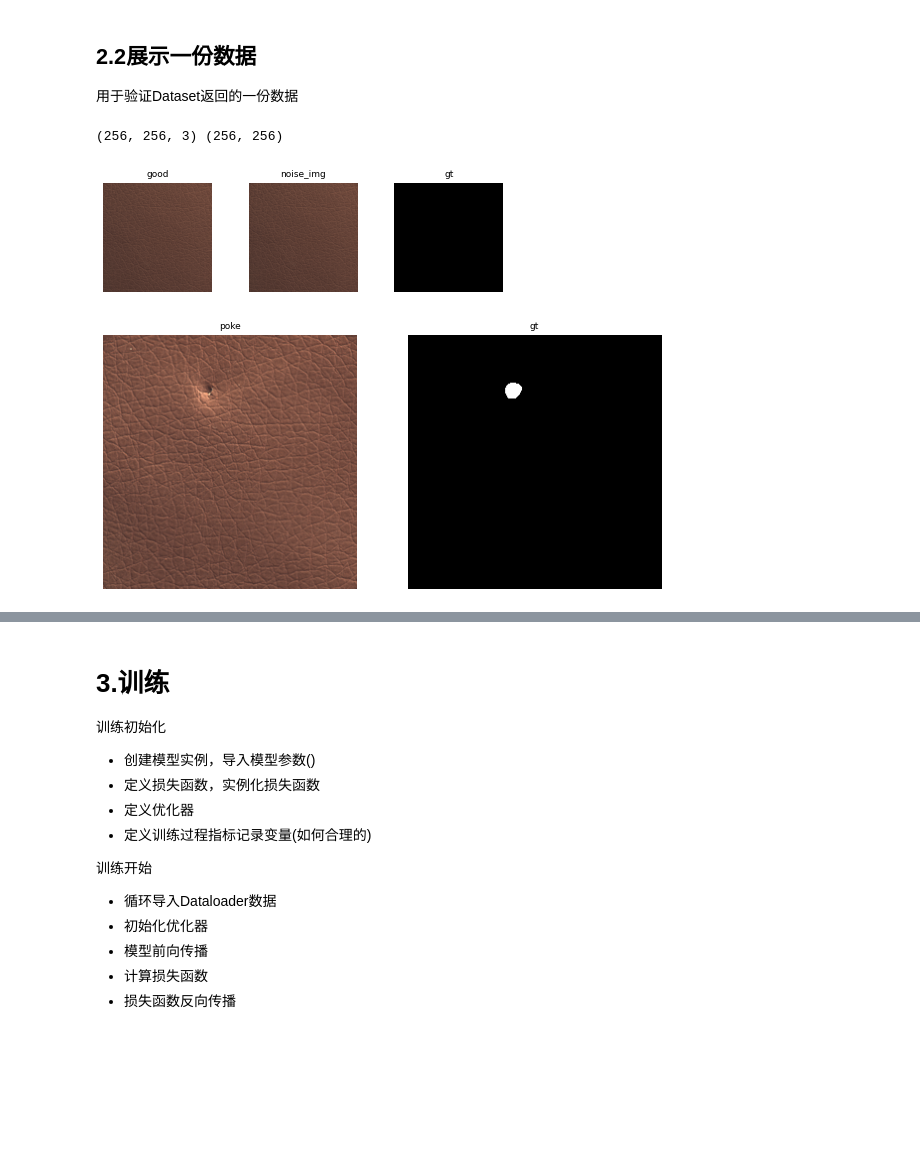
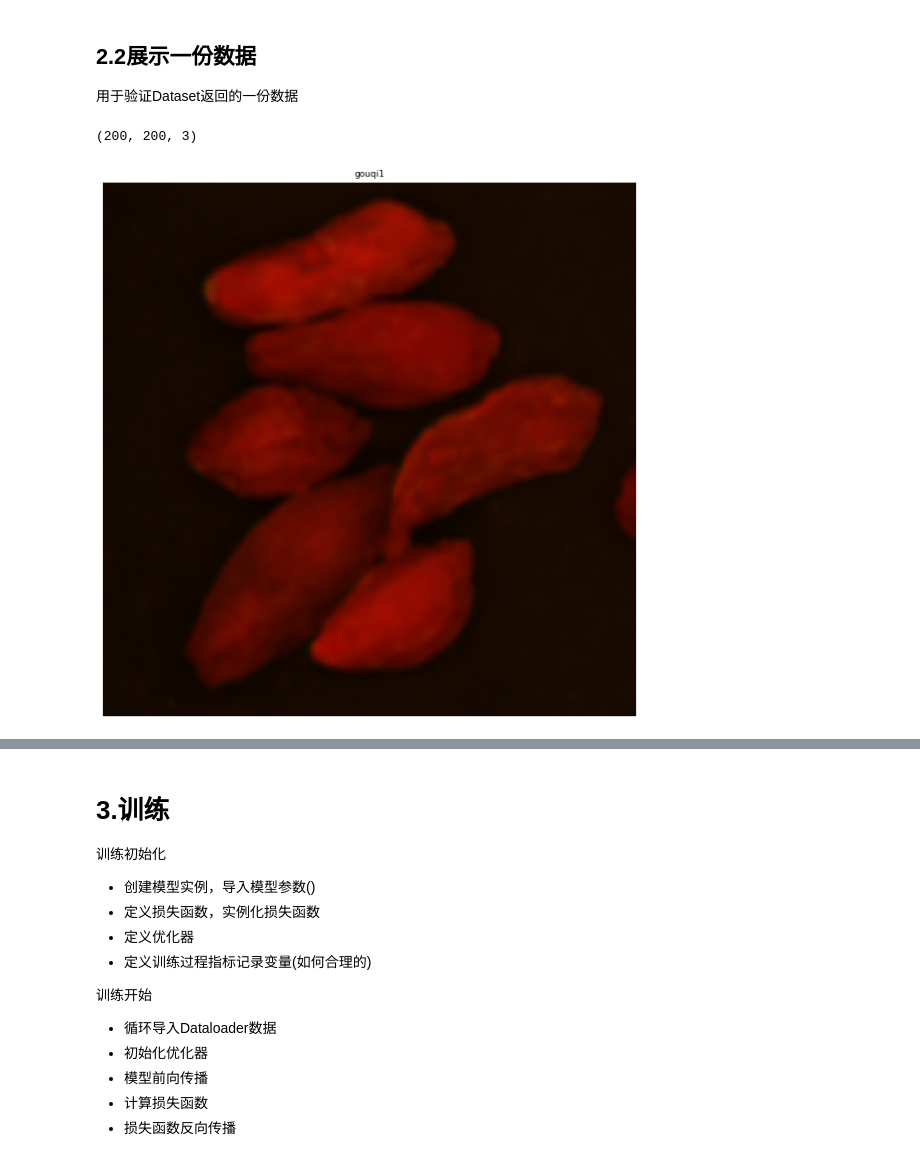
Before and after one commit to BirdFrozen/HSI_CLS, a Jupyter notebook: train_AE.ipynb, the cells around one changed output, grey strips where cells are left out. Saved outputs shown, nothing was run; the diff lists cells and outputs as text; code cells hidden in the pictures; blank space fills up the shorter version.

Commit message:
update Dataset

```diff
--- a/train_AE.ipynb
+++ b/train_AE.ipynb
@@ -272,33 +198,51 @@ test_dataloader = DataLoader(test_dataset, batch_size=1, shuffle=True, num_worke
+# %%
+# 获取训练集图像
+from tkinter import Label
+
+
+TrainImageRoot = config.TrainImageRoot
+TrainDatPath = []
+TrainHdrPath = []
+label = []
+for root, dirs, files in os.walk(TrainImageRoot):
+    for file in files:
+        if file.split('.')[-1] == 'hdr' :
+            TrainHdrPath.append(os.path.join(root, file))
+        elif file.split('.')[-1] == 'dat' :
+            TrainDatPath.append(os.path.join(root, file))
+
+
+TrainHdrPath.sort()
+TrainDatPath.sort()
+
+# 根据文件地址创建label
+for i in TrainHdrPath :
+    if i.split(config.SPLIT_SIGN)[-2] == 'danggui1' :
+        label.append(0)
+    if i.split(config.SPLIT_SIGN)[-2] == 'danggui2' :
+        label.append(1)
+
+train_dataset = TrainDataset(TrainDatPath,TrainHdrPath,label,config.IMG_WIDTH, config.IMG_HIGHT)
+
+
+# 利用DataLoader生成一个分batch获取数据的可迭代对象
+train_dataloader = DataLoader(train_dataset, batch_size=1, shuffle=True, num_workers=0)
 # %% [markdown]
 ## 2.2展示一份数据
 用于验证Dataset返回的一份数据
-# %%
-import random
-import visualize
-
-# Load and display random samples
-image_id = random.randint(0,len(train_dataset)-1)
-image_name = train_dataset.get_class(image_id)
-img,noise_img,noise_gt,gt = train_dataset[image_id]
-# gt = torch.mul(img,gt)
-img = img.numpy().transpose(1,2,0)
-noise_img = noise_img.numpy().transpose(1,2,0)
-noise_gt = noise_gt.numpy().transpose(1,2,0)
-gt = gt.numpy()#.transpose(1,2,0)
-gt = gt.squeeze()
-print(img.shape,gt.shape)
-
-visualize.display_images([img,noise_img,gt],cols = 4,titles = [image_name,'noise_img','gt'],cmap = 'gray')
-
-# Load and display random samples
-image_id = random.randint(0,len(test_dataset)-1)
-image_name = test_dataset.get_class(image_id)
-img,gt = test_dataset[image_id]
-img = img.numpy().transpose(1,2,0)
-gt = gt.squeeze()
-
-visualize.display_images([img,gt],cols = 2,titles = [image_name,'gt'],cmap = 'gray')
-# %% [output]
-(256, 256, 3) (256, 256)
-[figure, removed]
-[figure, removed]
+# %%
+import random
+import visualize
+
+# Load and display random samples
+image_id = random.randint(0,len(train_dataset)-1)
+# image_name = train_dataset.get_class(image_id)
+image_name = train_dataset.get_class(image_id)
+img = train_dataset.get_fakeimg(image_id)
+
+print(img.shape)
+
+visualize.display_images([img],cols = 1,titles = [image_name],cmap = 'gray')
+# %% [output]
+(200, 200, 3)
+[figure, added]
```
Also changed, not shown: parts of 6 cells of this notebook, 1 other file.
